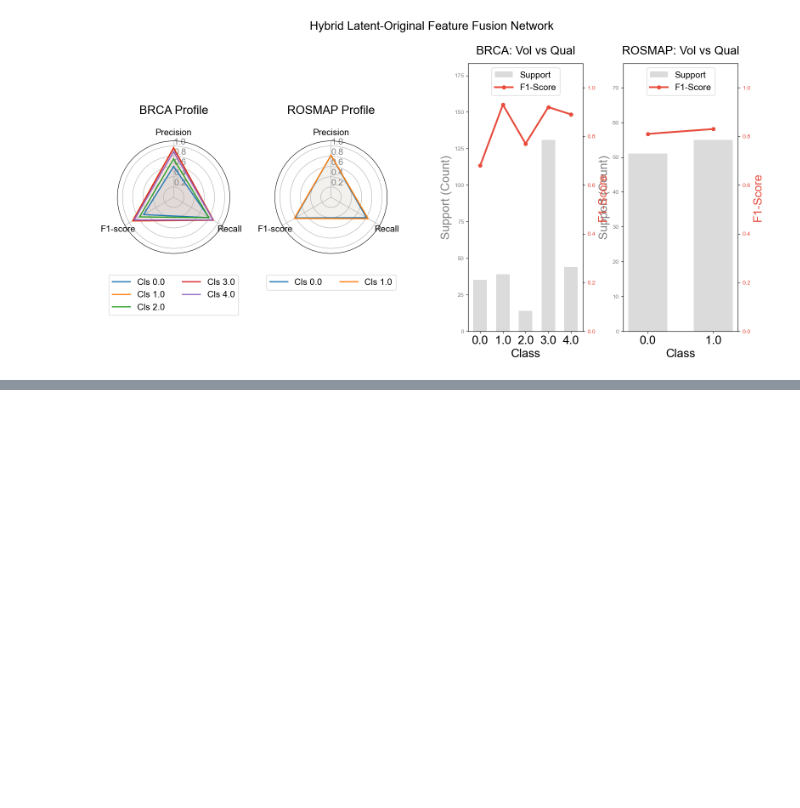
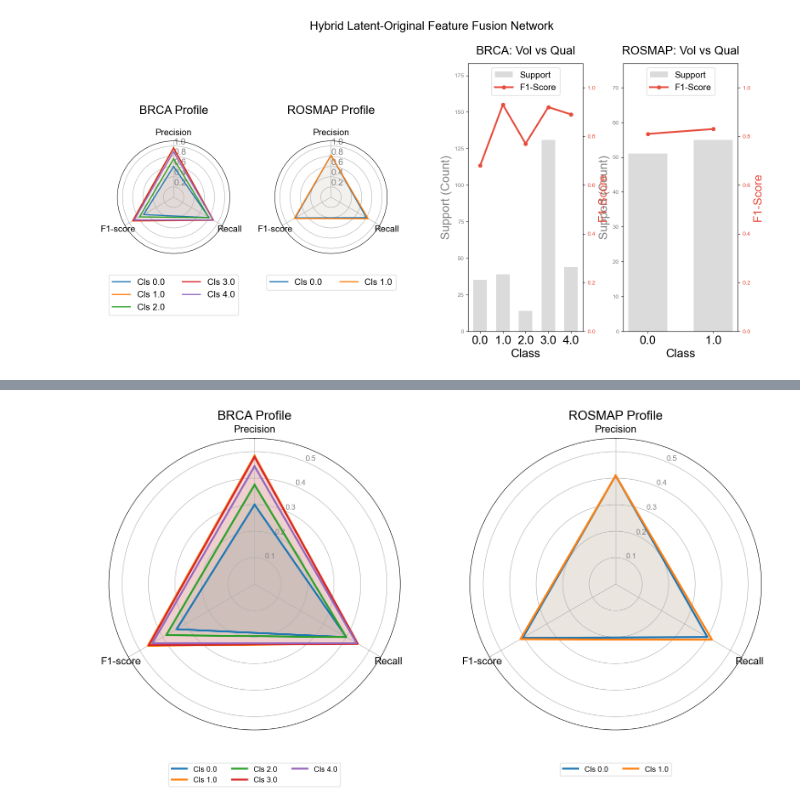
Before and after one commit to rayhankhan2192/Omics-Latent, a Jupyter notebook: graph_creation.ipynb, the cells around one changed output, grey strips where cells are left out. Drawn from its saved outputs; the diff is of its cells as text; code cells hidden in the pictures; blank space fills up the shorter version.

```diff
--- a/graph_creation.ipynb
+++ b/graph_creation.ipynb
@@ -3829,0 +3959,52 @@ plt.show()
+# %%
+import matplotlib.pyplot as plt
+import pandas as pd
+import numpy as np
+from math import pi
+
+# Data
+brca_data = {
+    'Class': ['0.0', '1.0', '2.0', '3.0', '4.0'],
+    'Precision': [0.60, 0.97, 0.75, 0.96, 0.89],
+    'Recall':    [0.80, 0.90, 0.80, 0.90, 0.89],
+    'F1-score':  [0.68, 0.93, 0.77, 0.92, 0.89]
+}
+
+rosmap_data = {
+    'Class': ['0.0', '1.0'],
+    'Precision': [0.82, 0.82],
+    'Recall':    [0.80, 0.84],
+    'F1-score':  [0.81, 0.83]
+}
+
+def plot_radar_standalone(df, title, ax):
+    categories = ['Precision', 'Recall', 'F1-score']
+    N = len(categories)
+    angles = [n / float(N) * 2 * pi for n in range(N)]
+    angles += angles[:1]
+
+    ax.set_theta_offset(pi / 2)
+    ax.set_theta_direction(-1)
+    ax.set_xticks(angles[:-1])
+    ax.set_xticklabels(categories, fontsize=16)
+    ax.set_yticklabels(["0.1", "0.2", "0.3", "0.4", "0.5", "0.6", "0.7", "0.8", "0.9", "1.0"], color="gray", size=12)
+    ax.set_ylim(0, 1.1)
+
+    for index, row in df.iterrows():
+        values = row[categories].values.flatten().tolist()
+        values += values[:1]
+        ax.plot(angles, values, linewidth=3, label=f"Cls {row['Class']}")
+        ax.fill(angles, values, alpha=0.1)
+
+    ax.set_title(title, fontsize=20, pad=30)
+    ax.legend(loc='upper center', bbox_to_anchor=(0.5, -0.1), ncol=3)
+
+# Create figure
+fig, (ax1, ax2) = plt.subplots(1, 2, figsize=(16, 8), subplot_kw=dict(polar=True))
+plot_radar_standalone(pd.DataFrame(brca_data), "BRCA Profile", ax1)
+plot_radar_standalone(pd.DataFrame(rosmap_data), "ROSMAP Profile", ax2)
+
+plt.tight_layout()
+plt.show()
+# %% [output]
+[figure, added]
```
Also changed, not shown: parts of 7 cells of this notebook.
